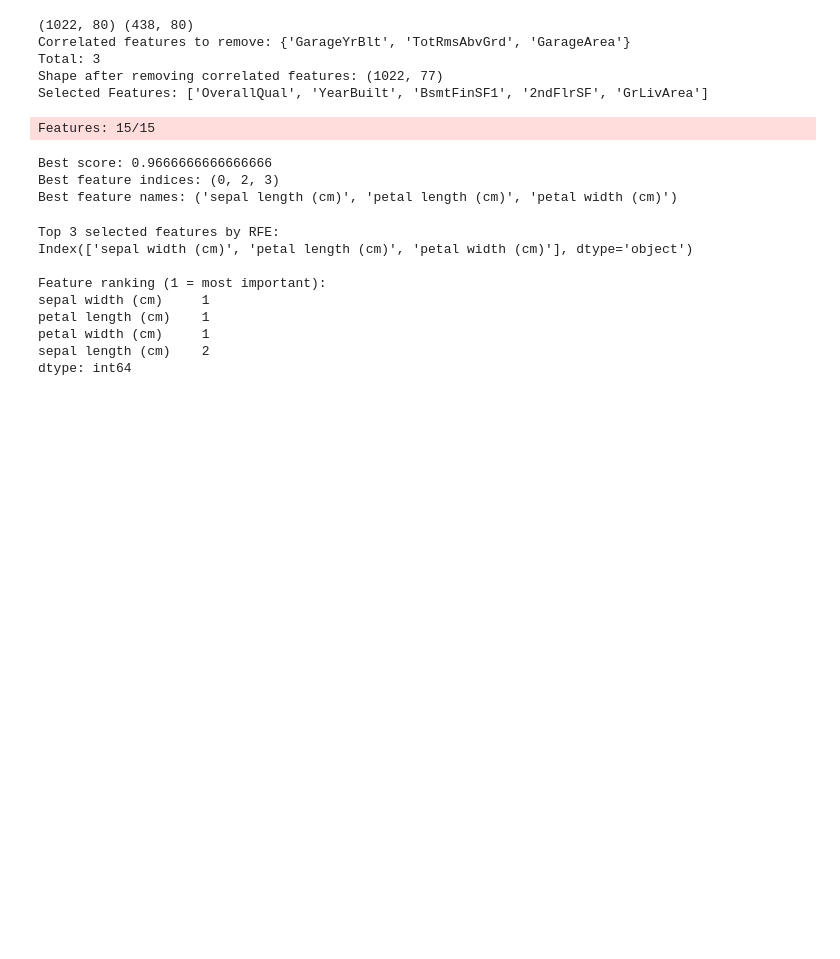
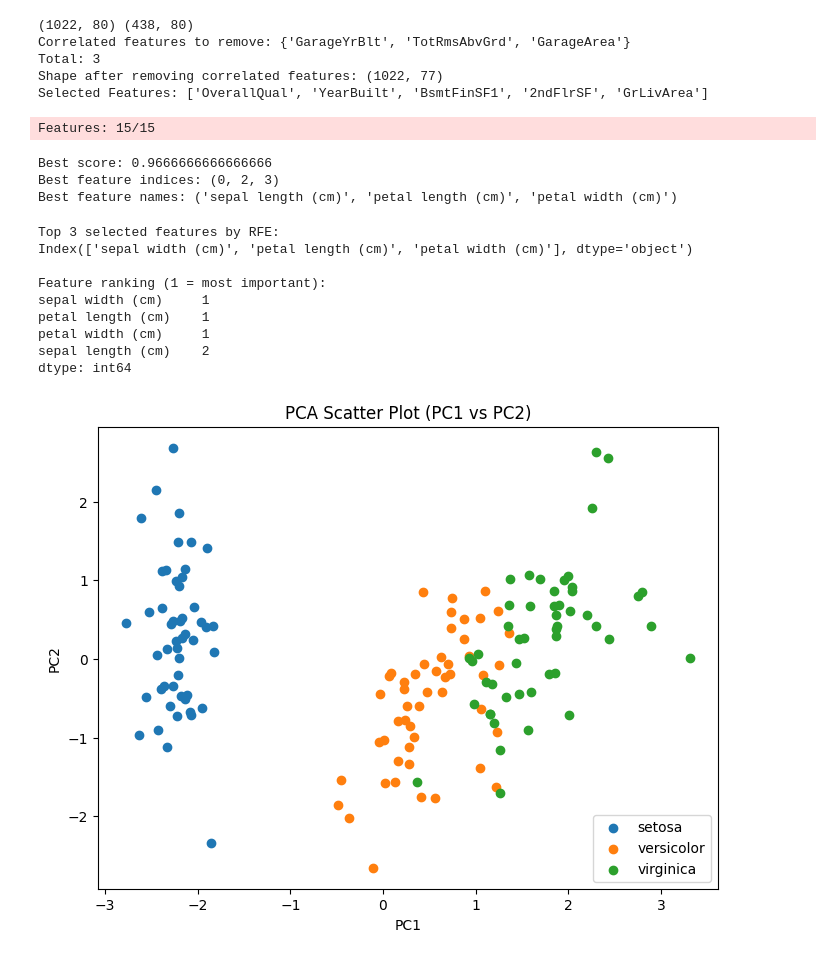
Before and after one commit to Priyanshu27083/ML_lab, a Jupyter notebook: scikit.ipynb, the cells around one changed output. Saved outputs shown, nothing was run; the diff lists cells and outputs as text; code cells hidden in the pictures; blank space fills up the shorter version.

```diff
--- a/scikit.ipynb
+++ b/scikit.ipynb
@@ -991,3 +991,40 @@ petal length (cm)    1
 petal width (cm)     1
 sepal length (cm)    2
 dtype: int64
+# %%
+#PCA
+import pandas as pd
+import numpy as np
+import matplotlib.pyplot as plt
+from sklearn.datasets import load_iris
+from sklearn.preprocessing import StandardScaler
+from sklearn.decomposition import PCA
+
+# Load dataset
+iris = load_iris()
+X = iris.data
+y = iris.target
+feature_names = iris.feature_names
+
+# 4.a Standardize the variables
+scaler = StandardScaler()
+X_scaled = scaler.fit_transform(X)
+
+# Standardization is necessary before PCA because PCA is sensitive to the scale of features.
+# If one feature has larger scale, it will dominate the principal components.
+# %%
+# Perform PCA
+pca = PCA(n_components=2)
+X_pca = pca.fit_transform(X_scaled)
+
+# Scatter plot
+plt.figure(figsize=(8,6))
+for target in np.unique(y):
+    plt.scatter(X_pca[y==target, 0], X_pca[y==target, 1], label=iris.target_names[target])
+plt.xlabel('PC1')
+plt.ylabel('PC2')
+plt.title('PCA Scatter Plot (PC1 vs PC2)')
+plt.legend()
+plt.show()
+# %% [output]
+[figure, added]
```
Also changed, not shown: parts of 9 cells of this notebook.
